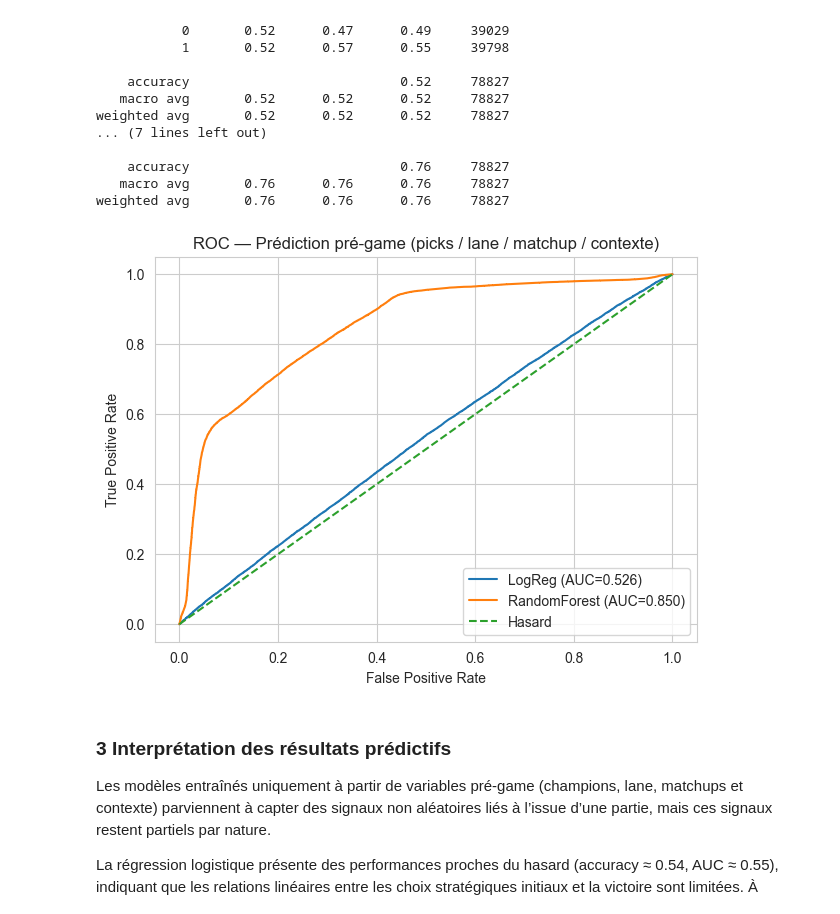
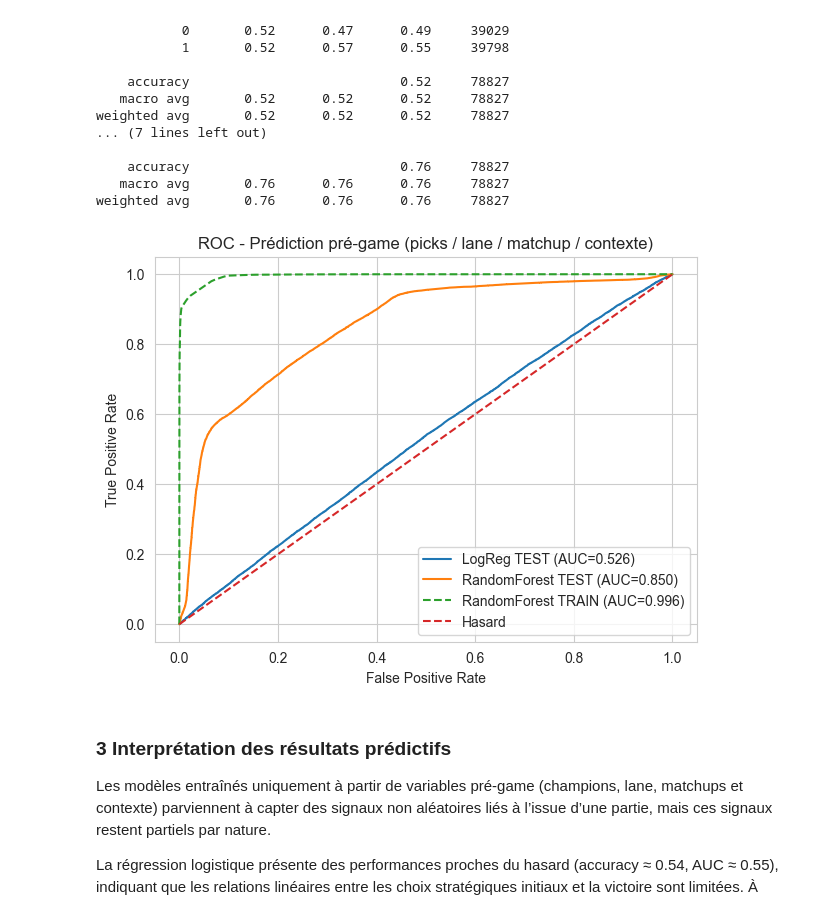
Before and after one commit to RostomS/LeagueOfLegendsMeta, a Jupyter notebook: Code/LoLMeta.ipynb, the cells around one changed output. Saved outputs shown, nothing was run; the diff lists cells and outputs as text; code cells hidden in the pictures.

```diff
--- a/Code/LoLMeta.ipynb
+++ b/Code/LoLMeta.ipynb
@@ -2755,23 +2755,37 @@ weighted avg       0.76      0.76      0.76     78827
 # %%
 import matplotlib.pyplot as plt
 from sklearn.metrics import roc_curve, auc
 
+# ROC LogReg (test)
 fpr_lr, tpr_lr, _ = roc_curve(y_test, proba_lr)
+
+# ROC Random Forest (test)
 fpr_rf, tpr_rf, _ = roc_curve(y_test, proba_rf)
 
+# ROC Random Forest (train)
+proba_rf_train = rf_pipe.predict_proba(X_train)[:, 1]
+fpr_rf_tr, tpr_rf_tr, _ = roc_curve(y_train, proba_rf_train)
+
 plt.figure(figsize=(7, 5))
-plt.plot(fpr_lr, tpr_lr, label=f"LogReg (AUC={auc(fpr_lr, tpr_lr):.3f})")
-plt.plot(fpr_rf, tpr_rf, label=f"RandomForest (AUC={auc(fpr_rf, tpr_rf):.3f})")
+
+plt.plot(fpr_lr, tpr_lr, label=f"LogReg TEST (AUC={auc(fpr_lr, tpr_lr):.3f})")
+plt.plot(fpr_rf, tpr_rf, label=f"RandomForest TEST (AUC={auc(fpr_rf, tpr_rf):.3f})")
+plt.plot(
+    fpr_rf_tr,
+    tpr_rf_tr,
+    linestyle="--",
+    label=f"RandomForest TRAIN (AUC={auc(fpr_rf_tr, tpr_rf_tr):.3f})"
+)
+
 plt.plot([0, 1], [0, 1], linestyle="--", label="Hasard")
-
-plt.title("ROC — Prédiction pré-game (picks / lane / matchup / contexte)")
+plt.title("ROC - Prédiction pré-game (picks / lane / matchup / contexte)")
 plt.xlabel("False Positive Rate")
 plt.ylabel("True Positive Rate")
 plt.legend()
 plt.grid(True)
 plt.show()
 # %% [output]
-[figure, old version]
+[figure, new version]
 # %% [markdown]
 ### 3 Interprétation des résultats prédictifs
 
```
Also changed, not shown: parts of 14 cells of this notebook, 1 other file.
